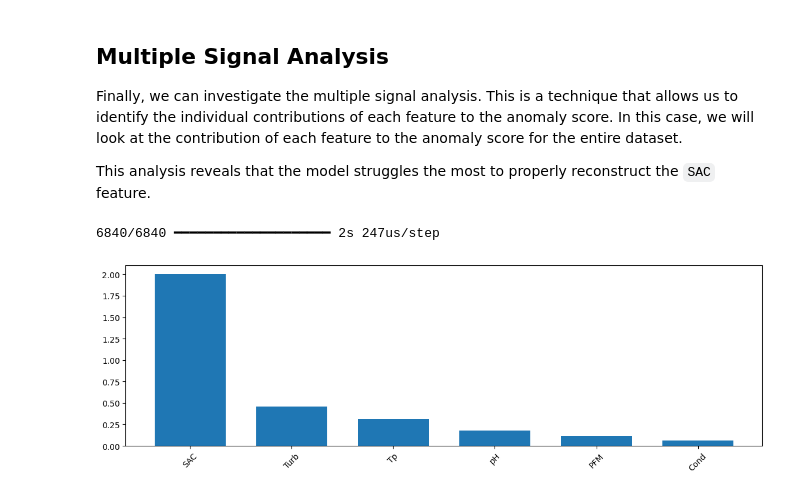
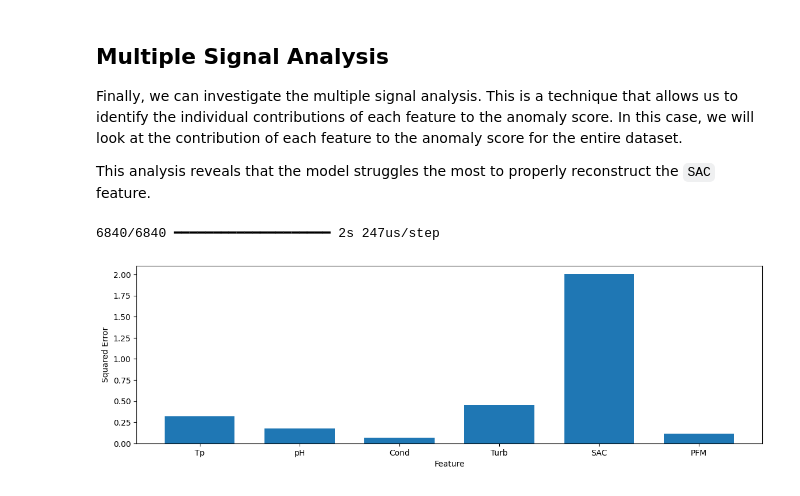
Before and after one commit to llamadeus/ai-industry, a Jupyter notebook: notebooks/explore_autoencoder.ipynb, the cells around one changed output. Cells and saved outputs as stored; diff of their text form; code cells hidden in the pictures.

Commit message:
chore(notebook): Refactor code and use util to render bar plot

```diff
--- a/notebooks/explore_autoencoder.ipynb
+++ b/notebooks/explore_autoencoder.ipynb
@@ -258,20 +259,17 @@ This analysis reveals that the model struggles the most to properly reconstruct
 # %%
 # Load the dataset
 X_all, y_all = util.load_dataset_xy('5_gecco2019_all_water_quality.csv', preprocess=preprocess)
 
 # Standardize features
 X_all[feature_columns] = scaler.transform(X_all[feature_columns])
 
 # Reconstruct data and compute squared errors
 X_pred = ae.predict(X_all)
-se = np.square(X_all - X_pred).mean().sort_values(ascending=False)
+squared_errors = np.square(X_all - X_pred).mean()
+errors_df = pd.Series(index=feature_columns, data=squared_errors)
 
-# Plot the errors
-plt.figure(figsize=figsize)
-x = 0.5 + np.arange(len(se))
-plt.bar(x, se, width=0.7)
-plt.xticks(x, se.index, rotation=45)
-plt.show()
+# Plot the errors per feature
+util.plot_bars(errors_df, figsize=figsize, xlabel='Feature', ylabel='Squared Error')
 # %% [output]
 6840/6840 ━━━━━━━━━━━━━━━━━━━━ 2s 247us/step
-[figure, old version]
+[figure, new version]
```
Also changed, not shown: parts of 5 cells of this notebook.
